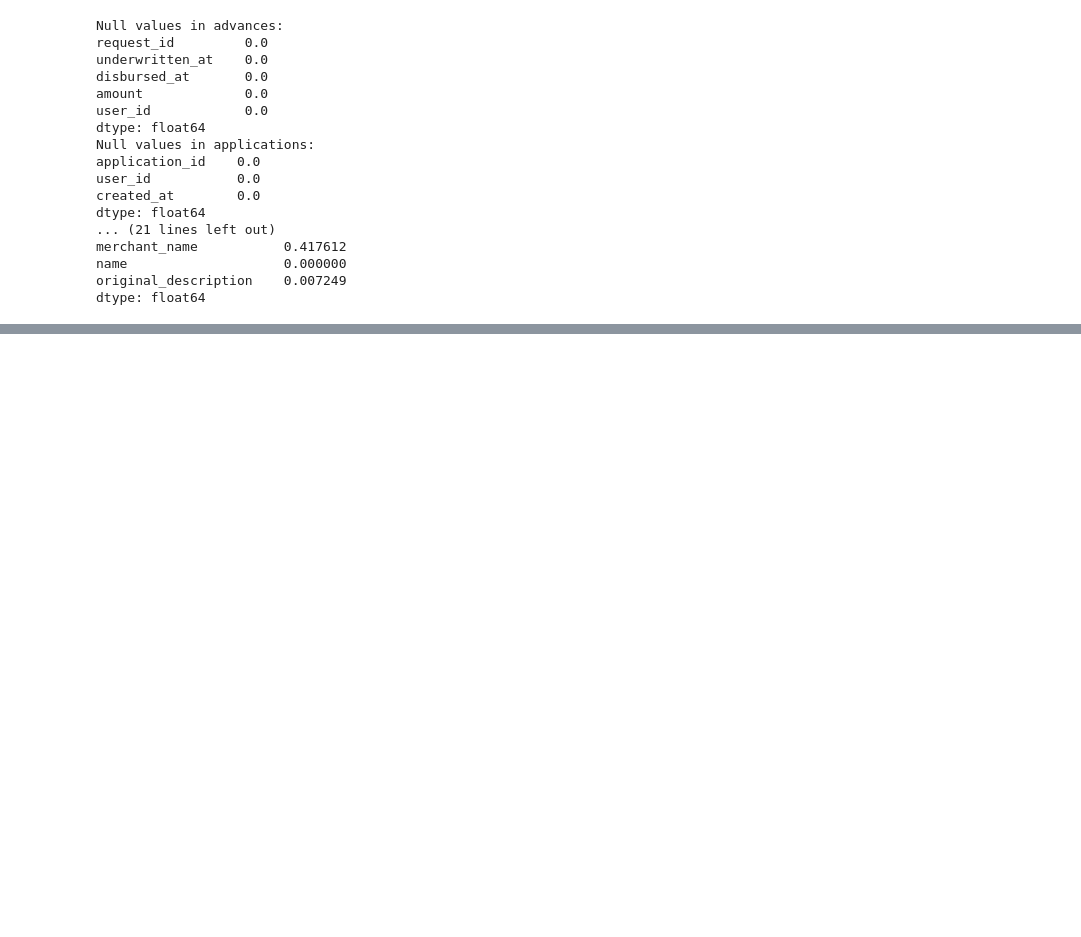
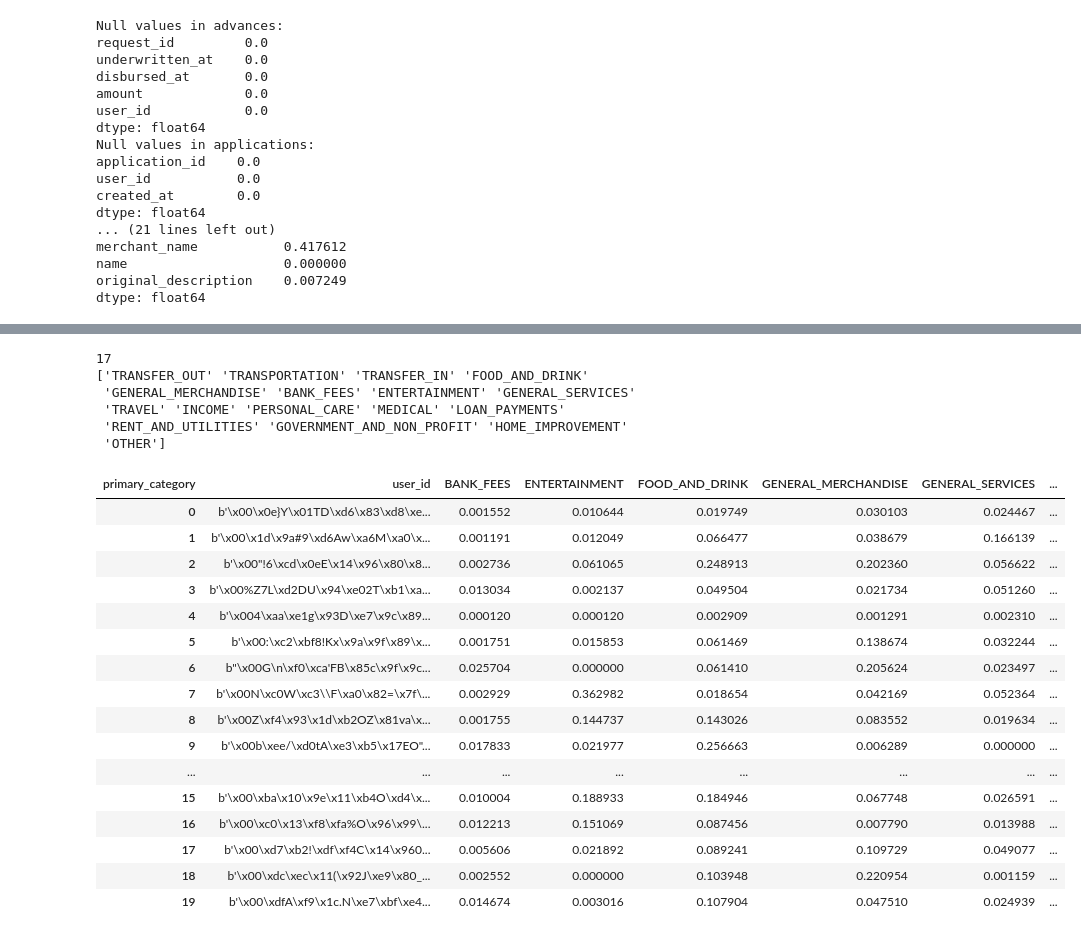
Before and after one commit to andrewcxjin/atm-applied-data-challenge, a Jupyter notebook: eda.ipynb, the cells around one changed output, grey strips where cells are left out. Cells and saved outputs as stored; diff of their text form; code cells hidden in the pictures; blank space fills up the shorter version.

```diff
--- a/eda.ipynb
+++ b/eda.ipynb
@@ -120,0 +157,72 @@ dtype: float64
+# %%
+transactions_sorted = transactions_df.sort_values(['user_id', 'date'])
+transactions_sorted.head(10)
+print(transactions_sorted['primary_category'].nunique())
+
+# print unique values
+print(transactions_sorted['primary_category'].unique())
+# %% [output]
+17
+['TRANSFER_OUT' 'TRANSPORTATION' 'TRANSFER_IN' 'FOOD_AND_DRINK'
+ 'GENERAL_MERCHANDISE' 'BANK_FEES' 'ENTERTAINMENT' 'GENERAL_SERVICES'
+ 'TRAVEL' 'INCOME' 'PERSONAL_CARE' 'MEDICAL' 'LOAN_PAYMENTS'
+ 'RENT_AND_UTILITIES' 'GOVERNMENT_AND_NON_PROFIT' 'HOME_IMPROVEMENT'
+ 'OTHER']
+# %%
+transactions_sorted = transactions_df.sort_values(['user_id', 'date'])
+transactions_filtered = transactions_sorted[transactions_sorted['user_id'].isin(first_advances['user_id'])]
+
+categories = transactions_sorted['primary_category'].unique().tolist()
+categories.remove("TRANSFER_IN") # we are only concerned with outflows
+categories.remove("INCOME")
+
+spending = transactions_sorted[(transactions_sorted['primary_category'].isin(categories)) & (transactions_sorted['amount'] > 0)]
+spending.groupby(['user_id', 'primary_category'])['amount'].sum().reset_index()
+
+spending_agg = spending.groupby(['user_id', 'primary_category'])['amount'].sum().reset_index()
+
+spending_wide = spending_agg.pivot(
+    index='user_id',
+    columns='primary_category',
+    values='amount'
+).fillna(0)
+
+spending_wide['total_spending'] = spending_wide.sum(axis=1)
+
+category_columns = categories
+
+spending_pct = spending_wide.copy()
+
+for col in category_columns:
+    if col in spending_pct.columns:
+        # Divide by total to get proportion (0 to 1)
+        spending_pct[col] = spending_pct[col] / spending_pct['total_spending']
+    else:
+        # If category doesn't exist, add it with zeros
+        spending_pct[col] = 0
+
+# Reset index to make user_id a column
+spending_pct = spending_pct.reset_index()
+
+# Handle users with no spending (all zeros) - fill NaN with 0
+spending_pct = spending_pct.fillna(0)
+# %%
+spending_pct.head(20)
+# %% [output]
+| primary_category | user_id | BANK_FEES | ENTERTAINMENT | FOOD_AND_DRINK | GENERAL_MERCHANDISE | GENERAL_SERVICES | ... |
+| 0 | b'\x00\x0e}Y\x01TD\xd6\x83\xd8\xe... | 0.001552 | 0.010644 | 0.019749 | 0.030103 | 0.024467 | ... |
+| 1 | b'\x00\x1d\x9a#9\xd6Aw\xa6M\xa0\x... | 0.001191 | 0.012049 | 0.066477 | 0.038679 | 0.166139 | ... |
+| 2 | b'\x00"!6\xcd\x0eE\x14\x96\x80\x8... | 0.002736 | 0.061065 | 0.248913 | 0.202360 | 0.056622 | ... |
+| 3 | b'\x00%Z7L\xd2DU\x94\xe02T\xb1\xa... | 0.013034 | 0.002137 | 0.049504 | 0.021734 | 0.051260 | ... |
+| 4 | b'\x004\xaa\xe1g\x93D\xe7\x9c\x89... | 0.000120 | 0.000120 | 0.002909 | 0.001291 | 0.002310 | ... |
+| 5 | b'\x00:\xc2\xbf8!Kx\x9a\x9f\x89\x... | 0.001751 | 0.015853 | 0.061469 | 0.138674 | 0.032244 | ... |
+| 6 | b"\x00G\n\xf0\xca'FB\x85c\x9f\x9c... | 0.025704 | 0.000000 | 0.061410 | 0.205624 | 0.023497 | ... |
+| 7 | b'\x00N\xc0W\xc3\\F\xa0\x82=\x7f\... | 0.002929 | 0.362982 | 0.018654 | 0.042169 | 0.052364 | ... |
+| 8 | b'\x00Z\xf4\x93\x1d\xb2OZ\x81va\x... | 0.001755 | 0.144737 | 0.143026 | 0.083552 | 0.019634 | ... |
+| 9 | b'\x00b\xee/\xd0tA\xe3\xb5\x17EO"... | 0.017833 | 0.021977 | 0.256663 | 0.006289 | 0.000000 | ... |
+| ... | ... | ... | ... | ... | ... | ... | ... |
+| 15 | b'\x00\xba\x10\x9e\x11\xb4O\xd4\x... | 0.010004 | 0.188933 | 0.184946 | 0.067748 | 0.026591 | ... |
+| 16 | b'\x00\xc0\x13\xf8\xfa%O\x96\x99\... | 0.012213 | 0.151069 | 0.087456 | 0.007790 | 0.013988 | ... |
+| 17 | b'\x00\xd7\xb2!\xdf\xf4C\x14\x960... | 0.005606 | 0.021892 | 0.089241 | 0.109729 | 0.049077 | ... |
+| 18 | b'\x00\xdc\xec\x11(\x92J\xe9\x80_... | 0.002552 | 0.000000 | 0.103948 | 0.220954 | 0.001159 | ... |
+| 19 | b'\x00\xdfA\xf9\x1c.N\xe7\xbf\xe4... | 0.014674 | 0.003016 | 0.107904 | 0.047510 | 0.024939 | ... |
```
Also changed, not shown: parts of 6 cells of this notebook, 2 other files.
